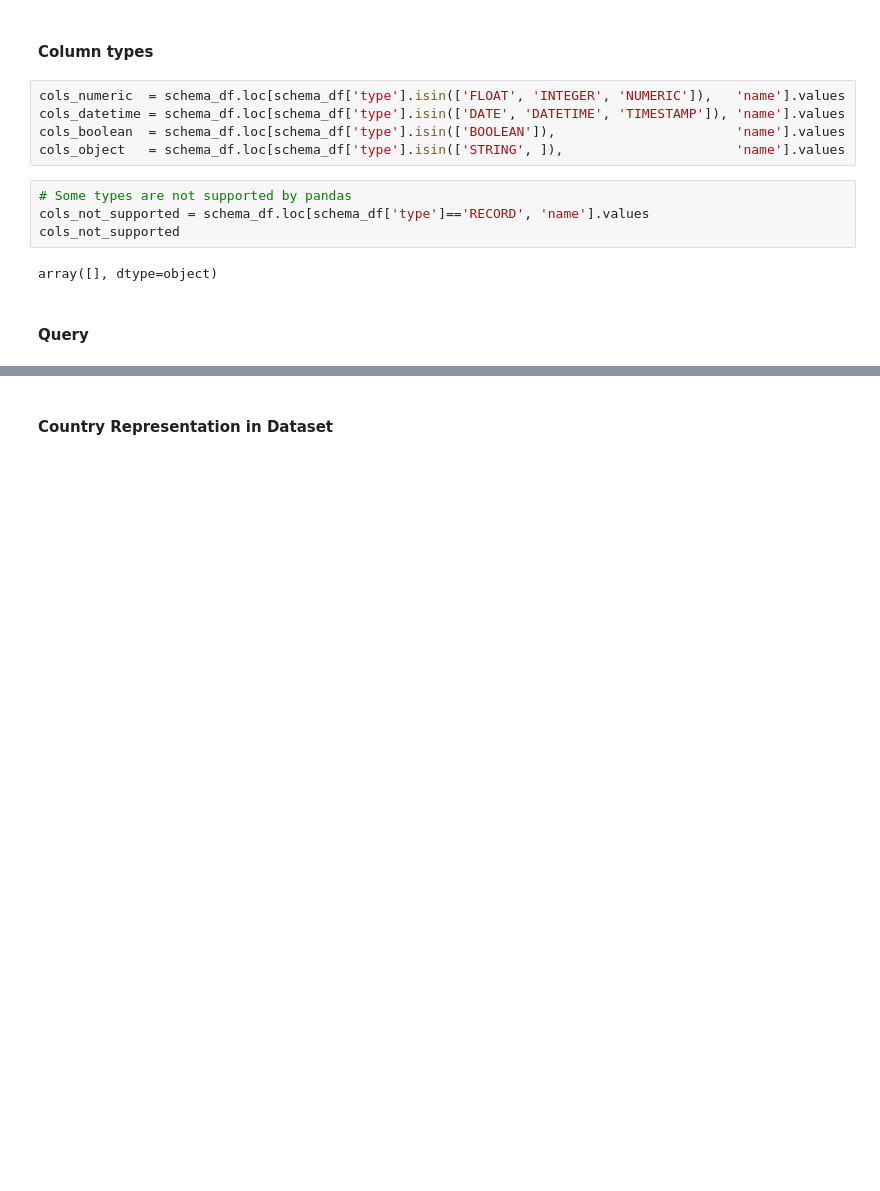
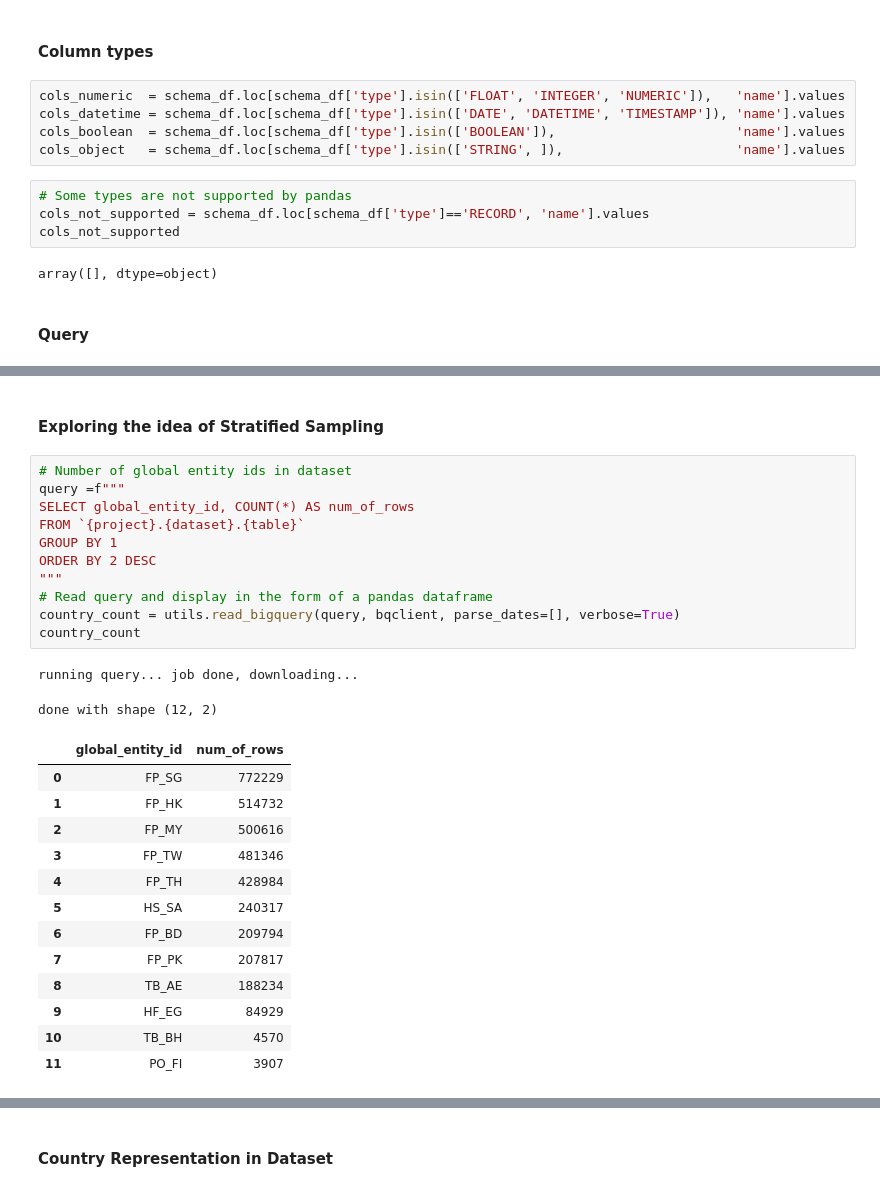
Before and after one commit to shandeep92/data_science, a Jupyter notebook: delivery_hero/python/promo_roi/_promo_roi_out_roi_tableau_report.ipynb, the cells around one changed output, grey strips where cells are left out. Saved outputs shown, nothing was run; the diff lists cells and outputs as text; blank space fills up the shorter version.

```diff
--- a/delivery_hero/python/promo_roi/_promo_roi_out_roi_tableau_report.ipynb
+++ b/delivery_hero/python/promo_roi/_promo_roi_out_roi_tableau_report.ipynb
@@ -154,3 +156,32 @@ done with shape (10139, 38)
 | 2 | 2020-05-17 | FP_SG | Gemini@Sims | Zuellig Pharma Pte Ltd (Galderma) | GUB631 | 4 | f62f036e-2c8a-4361-a47b-67c1a31b5ee7 | ... |
 | 3 | 2020-03-18 | FP_SG | Outram | The Ice Cream & Cookie Co. Pte. Ltd. | WHG8V1 | 2 | cbb872a2-c55a-47da-b94c-b137bd0f7f6b | ... |
 | 4 | 2020-06-28 | FP_SG | Yishun | Toll Distribution Center | 6P1166 | 3 | c70fa4ef-90c4-4ef2-a5b1-d3aba490740a | ... |
+# %% [markdown]
+#### Exploring the idea of Stratified Sampling
+# %%
+# Number of global entity ids in dataset
+query =f"""
+SELECT global_entity_id, COUNT(*) AS num_of_rows
+FROM `{project}.{dataset}.{table}`
+GROUP BY 1
+ORDER BY 2 DESC
+"""
+# Read query and display in the form of a pandas dataframe
+country_count = utils.read_bigquery(query, bqclient, parse_dates=[], verbose=True)
+country_count
+# %% [output]
+running query... job done, downloading...
+done with shape (12, 2)
+|  | global_entity_id | num_of_rows |
+| 0 | FP_SG | 772229 |
+| 1 | FP_HK | 514732 |
+| 2 | FP_MY | 500616 |
+| 3 | FP_TW | 481346 |
+| 4 | FP_TH | 428984 |
+| 5 | HS_SA | 240317 |
+| 6 | FP_BD | 209794 |
+| 7 | FP_PK | 207817 |
+| 8 | TB_AE | 188234 |
+| 9 | HF_EG | 84929 |
+| 10 | TB_BH | 4570 |
+| 11 | PO_FI | 3907 |
```
Also changed, not shown: parts of 5 cells of this notebook.
